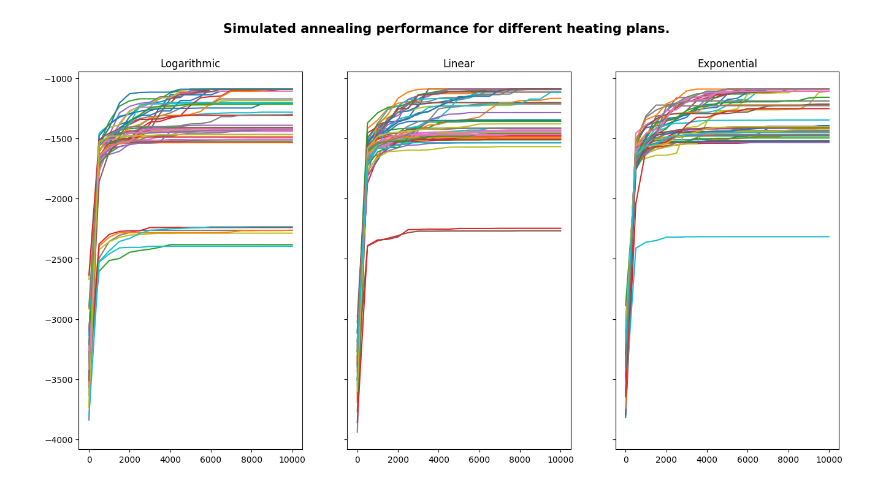
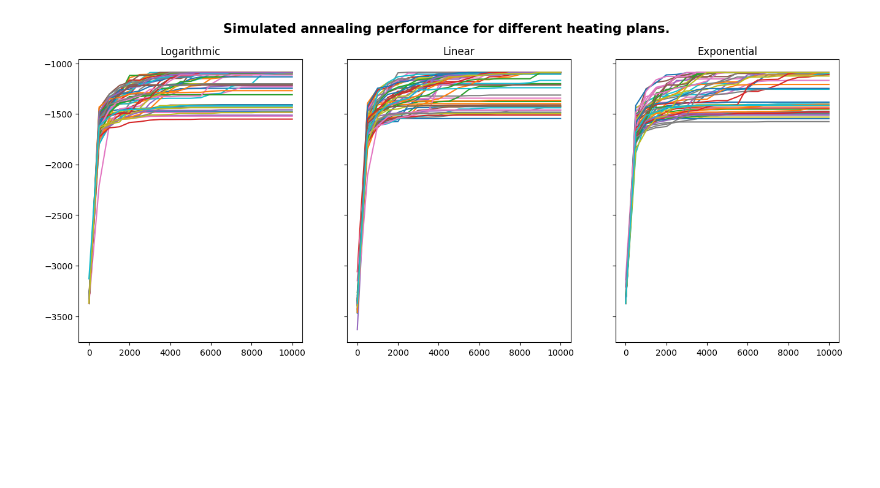
Before and after one commit to vecel/mcmc-decipher, a Jupyter notebook: notebooks/simulated_annealing_example.ipynb, the cells around one changed output. Cells and saved outputs as stored; diff of their text form; code cells hidden in the pictures; blank space fills up the shorter version.

```diff
--- a/notebooks/simulated_annealing_example.ipynb
+++ b/notebooks/simulated_annealing_example.ipynb
@@ -18,5 +22,9 @@ with open("../data/en_perc_dict.json") as file:
 encryption_dict = create_encryption_dict()
 encoded_text = encode(text, encryption_dict)
+# %%
+corpus_letters, corpus_frequencies = get_letter_frequencies(corpus)
+text_letters, text_frequencies = get_letter_frequencies(encoded_text)
+# %%
+freq_based_encryption_dict = {corpus_letters[i]: text_letters[i] for i in range(len(corpus_letters))}
 # %%
-plan = [np.log(k + 1) + 100 for k in range(1000)]
-len(plan)
+plan = [np.log(k+1) + 100 for k in range(10000)]
@@ -33,19 +35,19 @@ decode_MCMC_heat(text, perc_dict, plan, repeat=2)[2],
 # %%
-n = 5000
-plans = [[np.log(k + 1) + 10 for k in range(n)], [k/10 for k in range(n)], [1.001**k for k in range(n)]]
-rep = 2
+n = 10000
+plans = [[np.log(k + 1) + 100 for k in range(n)], [k/10 for k in range(n)], [1.01**k for k in range(n)]]
+rep = 1
 iters = n*rep
 attempts = 50
 labels = ["Logarithmic", "Linear", "Exponential"]
 # %%
-fig, ax = plt.subplots(1, 3, figsize=(16, 8), sharey=True)
+fig, ax = plt.subplots(1, 3, figsize=(16, 6), sharey=True)
 fig.suptitle("Simulated annealing performance for different heating plans.", fontsize=15, fontweight="bold")
 for i, plan in enumerate(plans):
-    _, scores = cross_validation(attempts, text, perc_dict, 1, "annealing", heating_plan=plan, repeat=rep)
+    _, scores = cross_validation(attempts, text, perc_dict, 1, "annealing", heating_plan=plan, repeat=rep, encryption_dict=freq_based_encryption_dict)
     for l in range(len(scores)):
         ax[i].plot(list(range(0, iters+1, 500)), scores[l])
     ax[i].set_title(labels[i])
 # %% [output]
-[figure, old version]
+[figure, new version]
 # %%
 # TODO comparison of annealing with just metropolis
```
Also changed, not shown: parts of 4 cells of this notebook, 1 other file.
